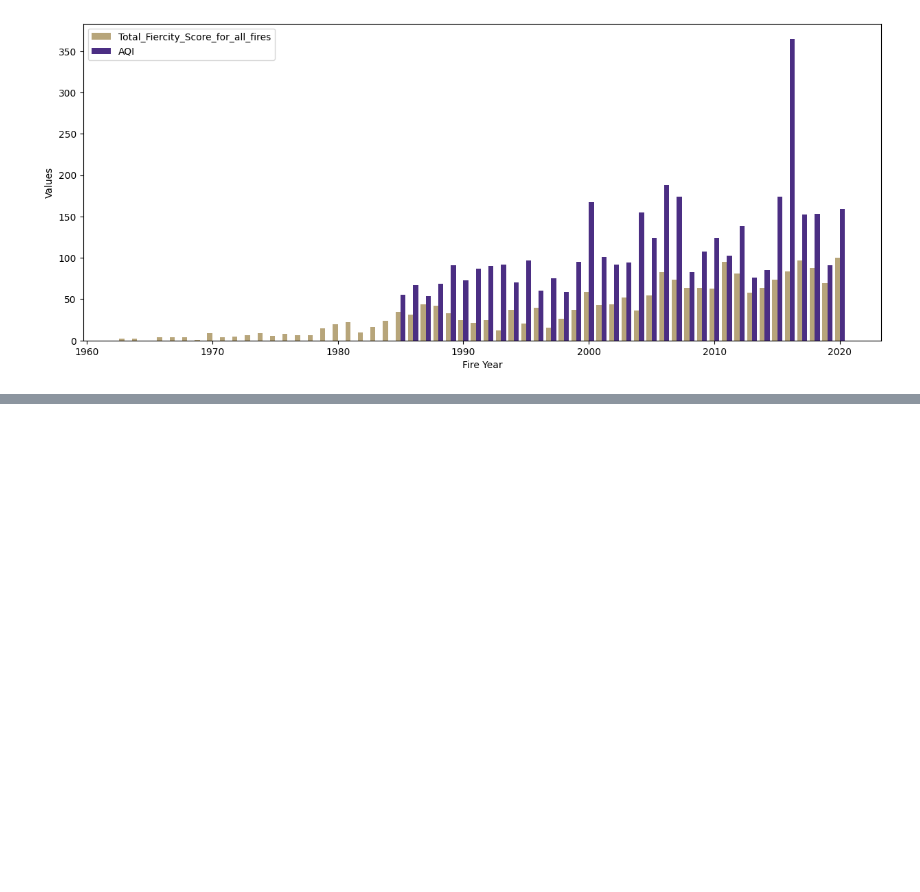
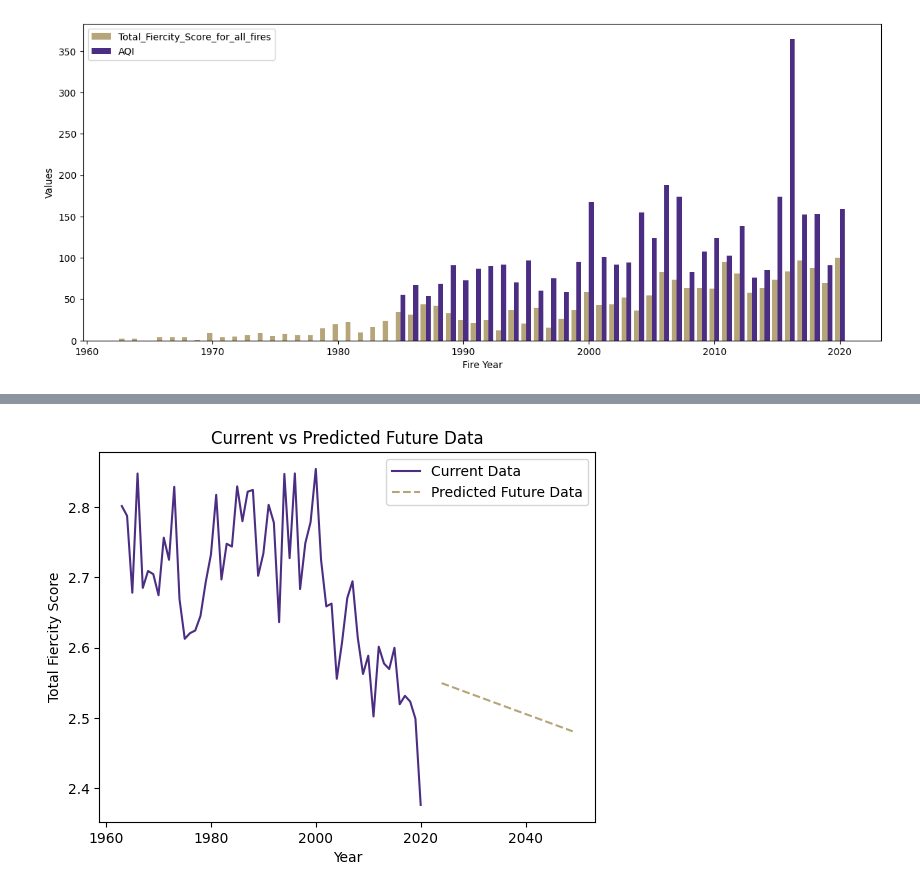
Before and after one commit to svraman1991/Part1_Data512, a Jupyter notebook: Notebooks/Part 1 - Common Analysis - Raman.ipynb, the cells around one changed output, grey strips where cells are left out. Saved outputs shown, nothing was run; the diff lists cells and outputs as text; code cells hidden in the pictures; blank space fills up the shorter version.

```diff
--- a/Notebooks/Part 1 - Common Analysis - Raman.ipynb
+++ b/Notebooks/Part 1 - Common Analysis - Raman.ipynb
@@ -133,7 +138,7 @@ df.to_csv('\interim data\all_fire_data_with_distance_rs.csv', index=False)
 # Getting data from the csv in case the kernel is reset
 
 #df = pd.read_csv('\interim data\all_fire_data_with_distance_rs.csv')
-df = pd.read_csv('all_fire_data_with_distance_rs.csv')
+df = pd.read_csv('../Interim Data/all_fire_data_with_distance_rs.csv')
 
 # Add number of fires per year
 num_fires = df.groupby("Fire_Year").size().reset_index(name="Fires_this_year")
@@ -1039,0 +1085,20 @@ plt.show()
+# %%
+
+# Extract the input and target columns
+X = result[['Fire_Year', 'Fires_this_year_2', 'Total_Fiercity_Score_for_all_fires']]
+y = result['Total_Fiercity_Score']
+
+# Create a Linear Regression model
+model = LinearRegression()
+
+# Fit the model
+model.fit(X, y)
+
+# Predict data for the years 2024-2049
+future_years = range(2024, 2050)
+future_data = pd.DataFrame({'Fire_Year': future_years, 'Fires_this_year_2': 0, 'Total_Fiercity_Score_for_all_fires': 0})
+
+# Predict Total_Fiercity_Score for the future years
+future_data['Predicted_Total_Fiercity_Score'] = model.predict(future_data[['Fire_Year', 'Fires_this_year_2', 'Total_Fiercity_Score_for_all_fires']])
+
+print(future_data[['Fire_Year', 'Predicted_Total_Fiercity_Score']])
@@ -1039,0 +1123,20 @@ plt.show()
+# %%
+
+# Current Values
+plt.plot(result['Fire_Year'], result['Total_Fiercity_Score'], label='Current Data', color='#4b2e83')
+
+# Predicted Values
+plt.plot(future_data['Fire_Year'], future_data['Predicted_Total_Fiercity_Score'], label='Predicted Future Data', linestyle='dashed', color='#b7a57a')
+
+# Adding labels and title
+plt.xlabel('Year')
+plt.ylabel('Total Fiercity Score')
+plt.title('Current vs Predicted Future Data')
+
+# Adding legend
+plt.legend()
+
+# Show the plot
+plt.show()
+# %% [output]
+[figure, added]
```
Also changed, not shown: parts of 6 cells of this notebook.
